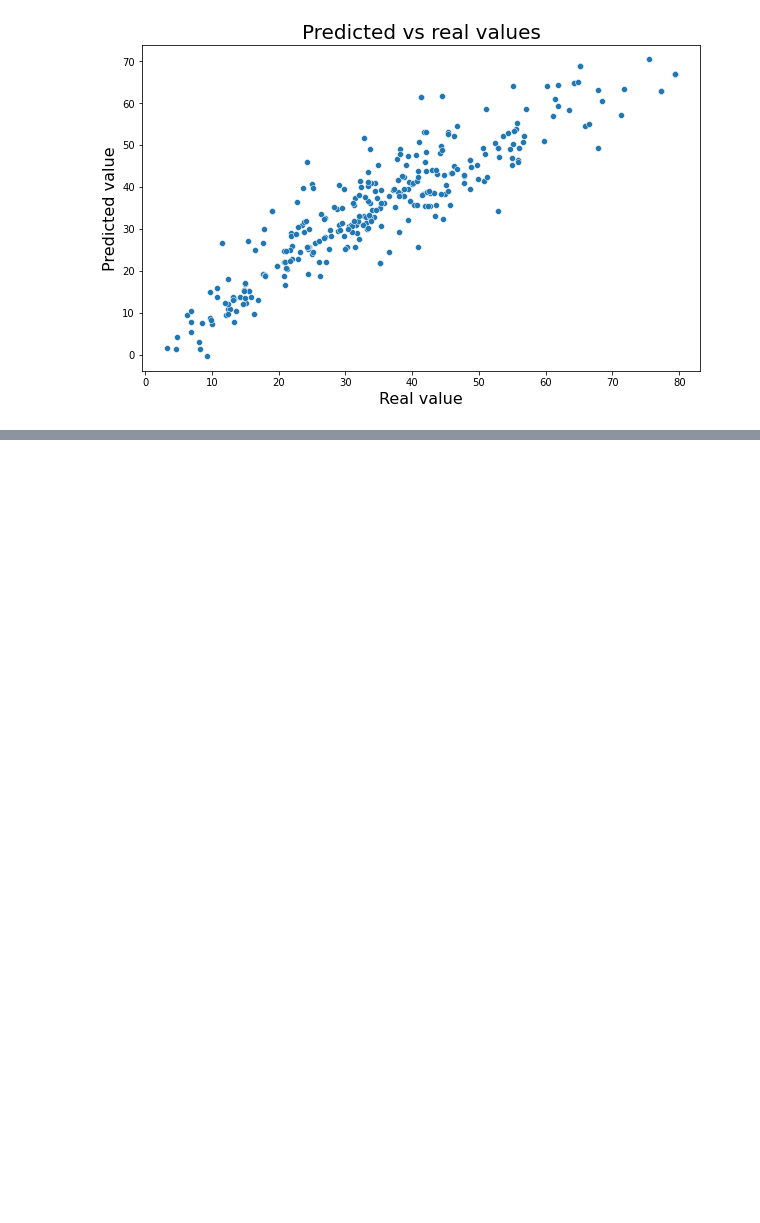
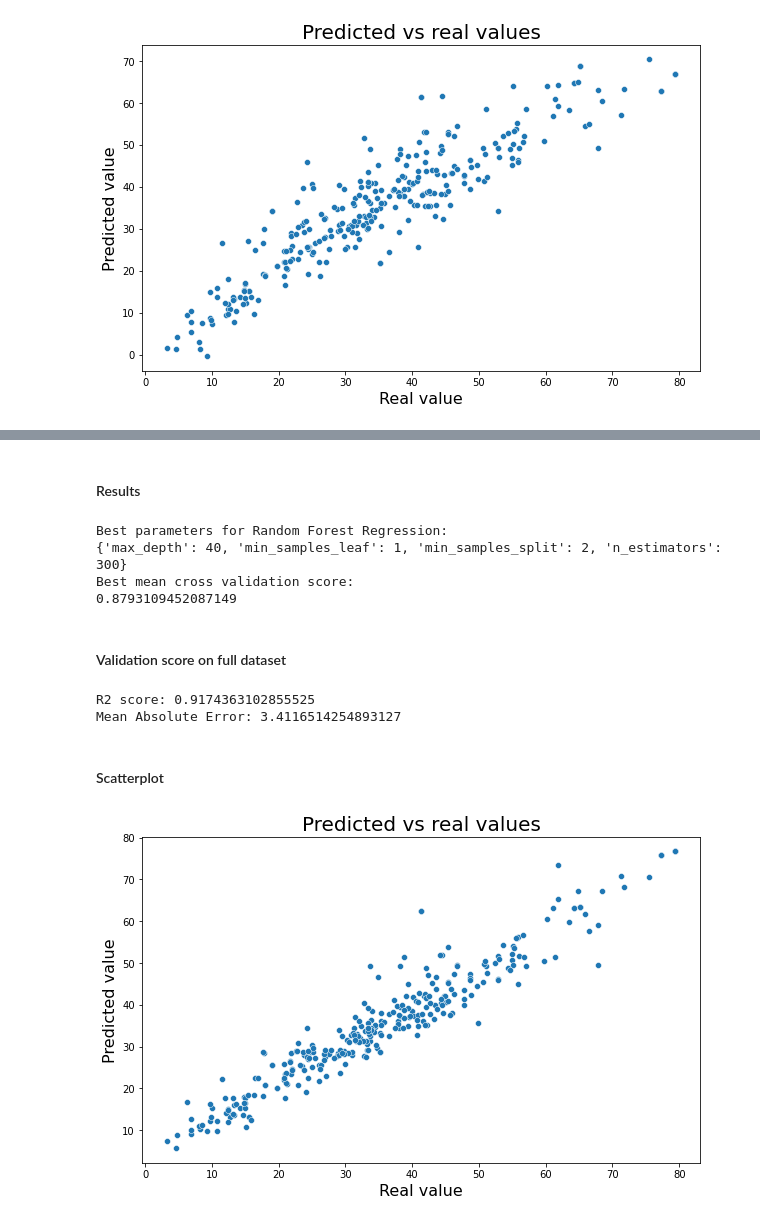
Before and after one commit to ZasadnyJan/Concrete_strength_regression, a Jupyter notebook: Main_notebook.ipynb, the cells around one changed output, grey strips where cells are left out. Drawn from its saved outputs; the diff is of its cells as text; code cells hidden in the pictures; blank space fills up the shorter version.

```diff
--- a/Main_notebook.ipynb
+++ b/Main_notebook.ipynb
@@ -706,0 +780,2 @@ plt.show()
+# %%
+rforest_reg = RandomForestRegressor()
@@ -706,0 +784,5 @@ plt.show()
+# %%
+params = [{'n_estimators':[100, 300, 500, 800, 1200],
+           'min_samples_split' : [2, 5, 10, 15],
+           'min_samples_leaf' : [1, 2, 5, 10],
+           'max_depth' : [5, 8, 15, 25, 30, 40, 50, None]}]
@@ -706,0 +791,5 @@ plt.show()
+# %%
+cv_scheme = KFold(n_splits = 5, shuffle = True, random_state = 1)
+cv = GridSearchCV(estimator = rforest_reg, param_grid = params, scoring= 'r2', cv = cv_scheme, return_train_score=True,n_jobs=-1,verbose=3)
+
+cv.fit(X_train, y_train)
@@ -706,0 +817,43 @@ plt.show()
+# %% [markdown]
+#### Results
+# %%
+print("Best parameters for Random Forest Regression:")
+print(cv.best_params_)
+print("Best mean cross validation score:")
+print(cv.best_score_)
+# %% [output]
+Best parameters for Random Forest Regression:
+{'max_depth': 40, 'min_samples_leaf': 1, 'min_samples_split': 2, 'n_estimators': 300}
+Best mean cross validation score:
+0.8793109452087149
+# %% [markdown]
+#### Validation score on full dataset
+# %%
+n_estimators=cv.best_params_['n_estimators']
+min_samples_split=cv.best_params_['min_samples_split']
+min_samples_leaf=cv.best_params_['min_samples_leaf']
+max_depth=cv.best_params_['max_depth']
+
+rforest_reg = RandomForestRegressor(n_estimators=n_estimators,min_samples_split=min_samples_split,min_samples_leaf=min_samples_leaf,max_depth=max_depth)
+rforest_reg.fit(X_train,y_train)
+y_pred=rforest_reg.predict(X_test)
+rforest_r2 = r2_score(y_test, y_pred)
+rforest_mae = mean_absolute_error(y_test, y_pred)
+print("R2 score: "+str(rforest_r2))
+print("Mean Absolute Error: "+str(rforest_mae))
+# %% [output]
+R2 score: 0.9174363102855525
+Mean Absolute Error: 3.4116514254893127
+# %% [markdown]
+#### Scatterplot
+# %%
+plt.figure(figsize=(10,6))
+sns.scatterplot(x=y_test, y=y_pred)
+plt.title("Predicted vs real values", fontsize=20)
+plt.xlabel('Real value', fontsize=16)
+plt.ylabel('Predicted value', fontsize=16)
+plt.xticks(fontsize=10)
+plt.yticks(fontsize=10)
+plt.show()
+# %% [output]
+[figure, added]
```
Also changed, not shown: parts of 28 cells of this notebook.
